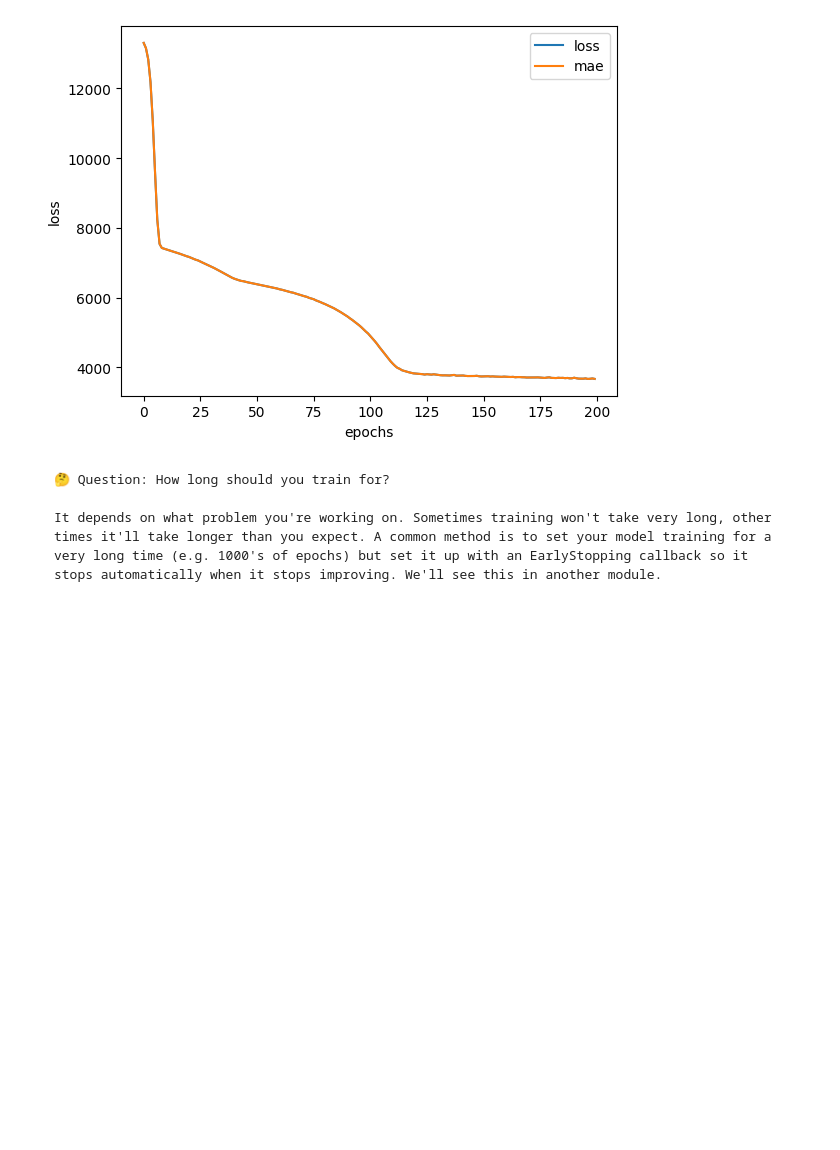
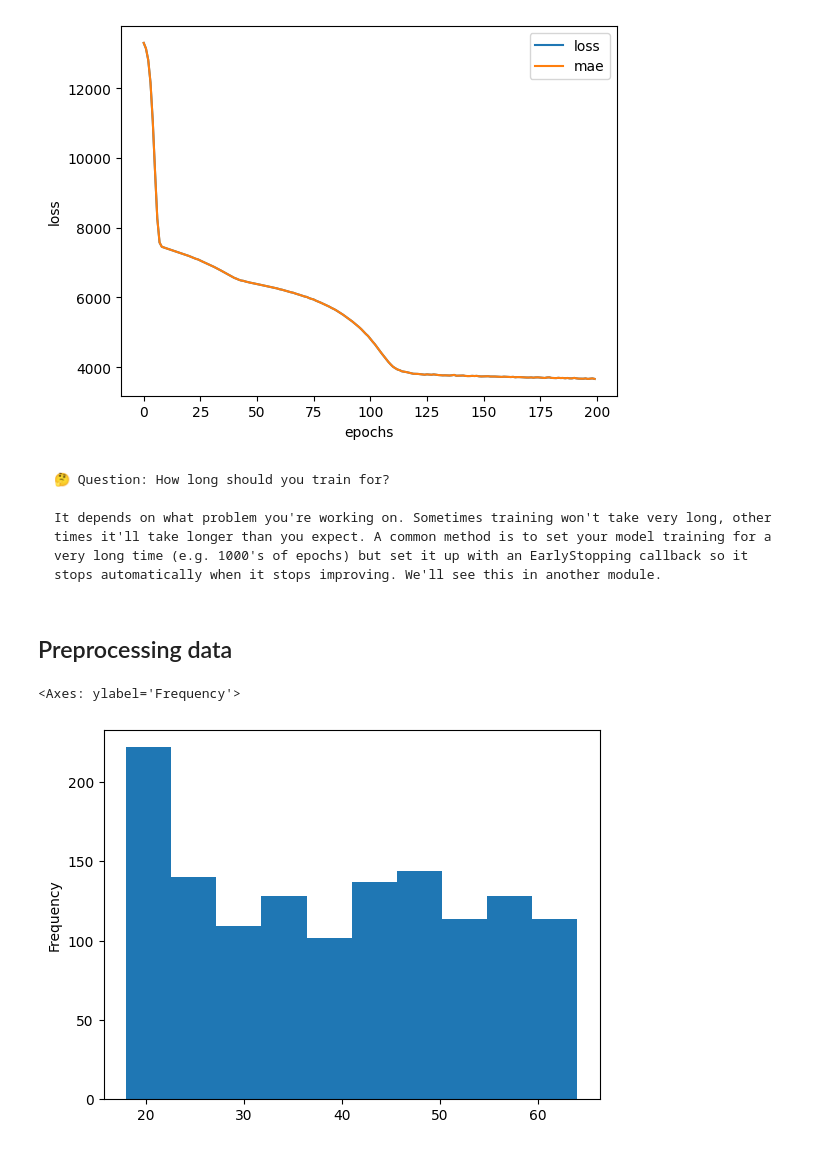
Before and after one commit to Luciano-C/Deep-Learning-Course-Daniel-Bourke, a Jupyter notebook: 01_regression.ipynb, the cells around one changed output. Cells and saved outputs as stored; diff of their text form; code cells hidden in the pictures; blank space fills up the shorter version.

```diff
--- a/01_regression.ipynb
+++ b/01_regression.ipynb
@@ -837,3 +840,10 @@ Text(0.5, 0, 'epochs')
     🤔 Question: How long should you train for?
 
     It depends on what problem you're working on. Sometimes training won't take very long, other times it'll take longer than you expect. A common method is to set your model training for a very long time (e.g. 1000's of epochs) but set it up with an EarlyStopping callback so it stops automatically when it stops improving. We'll see this in another module.
+# %% [markdown]
+## Preprocessing data
+# %%
+X['age'].plot(kind='hist')
+# %% [output]
+<Axes: ylabel='Frequency'>
+[figure, added]
```
Also changed, not shown: parts of 45 cells of this notebook, 6 other files.
